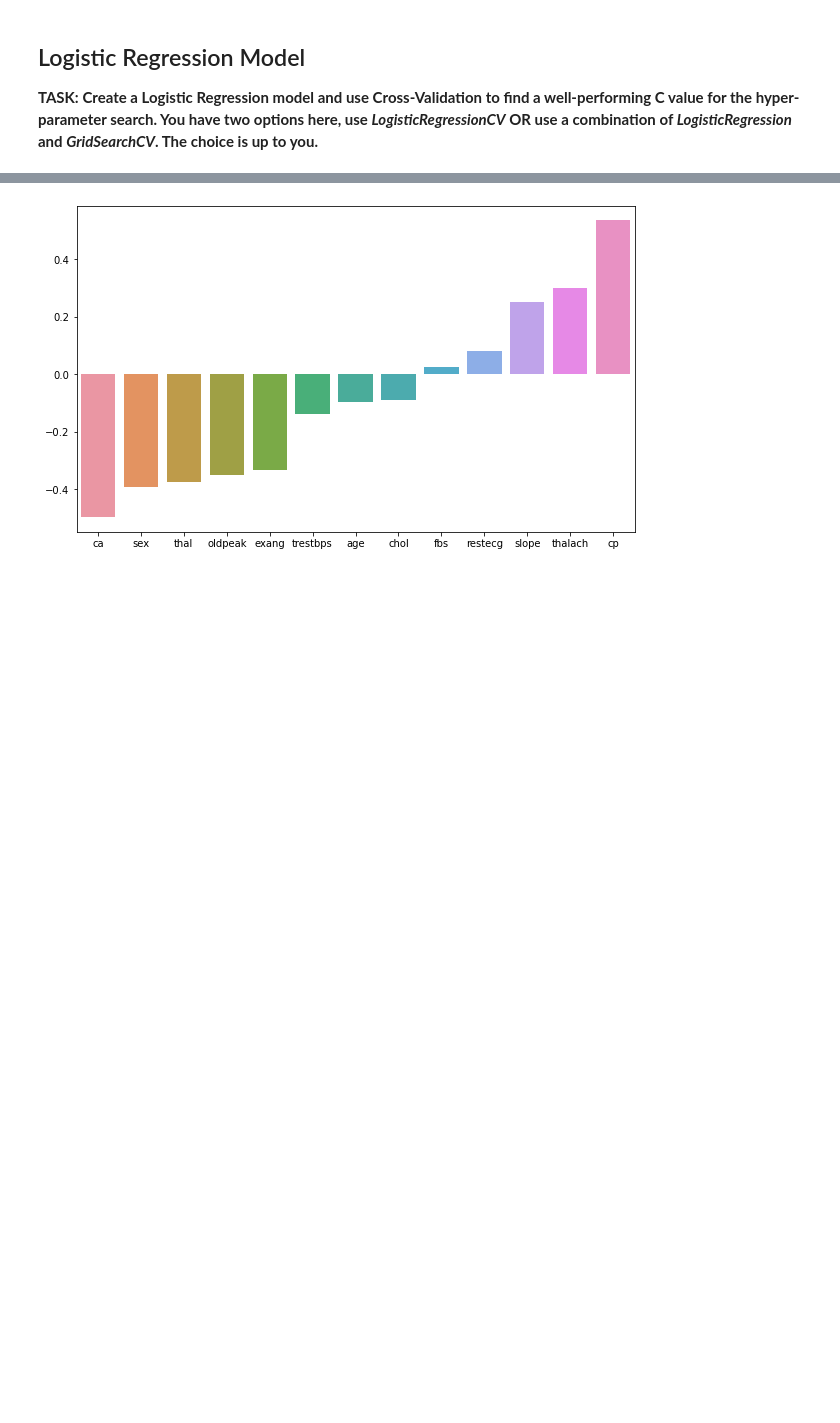
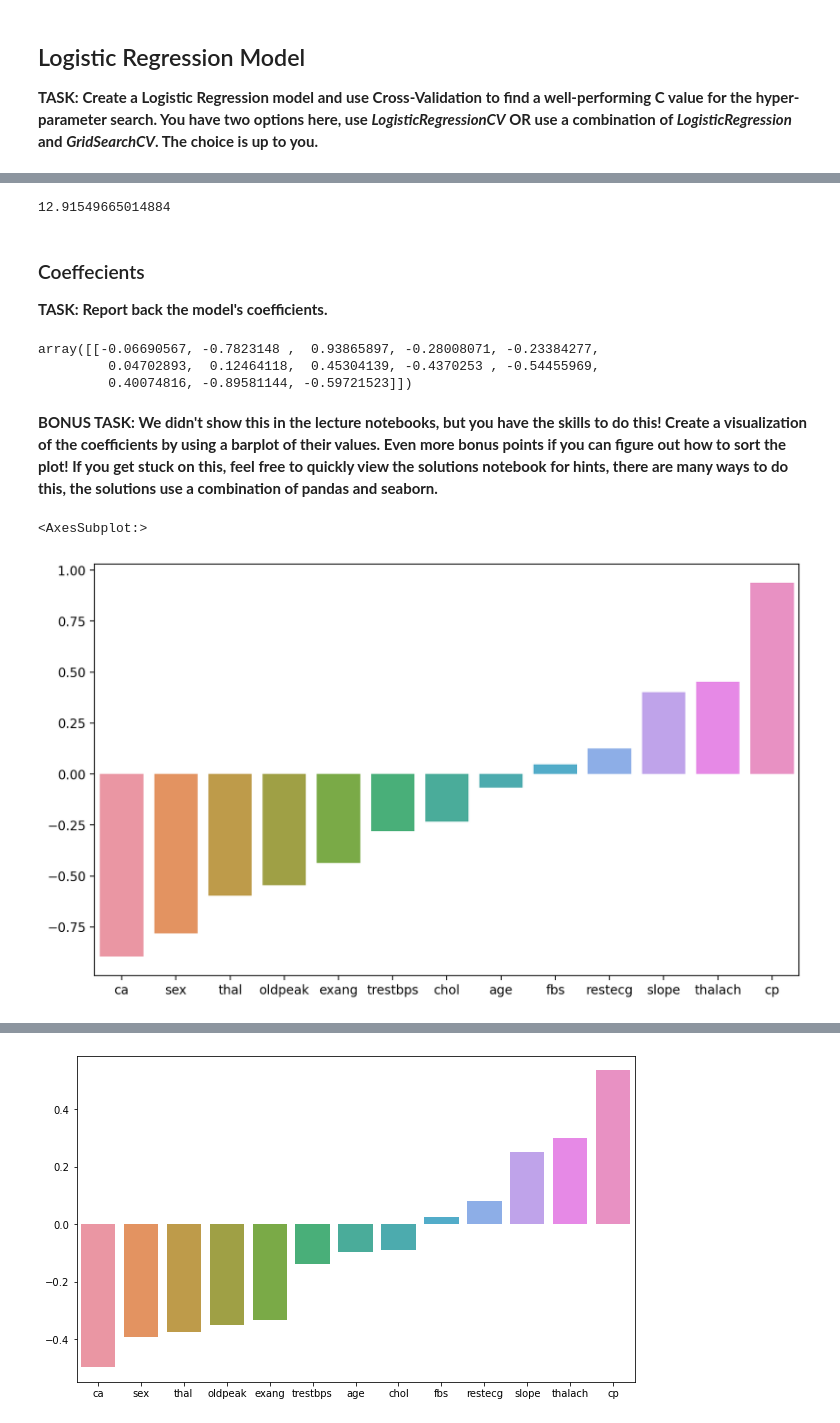
Before and after one commit to alpha-nero1/2021-Python-for-Machine-Learning-Data-Science-Masterclass, a Jupyter notebook: 11-Logistic-Regression-Models/02-Logistic-Regression-Project-Exercise .ipynb, the cells around one changed output, grey strips where cells are left out. Saved outputs shown, nothing was run; the diff lists cells and outputs as text; code cells hidden in the pictures; blank space fills up the shorter version.

```diff
--- a/11-Logistic-Regression-Models/02-Logistic-Regression-Project-Exercise .ipynb
+++ b/11-Logistic-Regression-Models/02-Logistic-Regression-Project-Exercise .ipynb
@@ -172,0 +236,12 @@ memory usage: 33.3 KB
+# %%
+model = LogisticRegression()
+# %%
+penalty = ['l1', 'elasticnet', 'l2' ]
+l1_ratio = np.linspace(0, 1, 10)
+C = np.logspace(0, 10, 10)
+
+param_grid = { 'penalty': penalty, 'l1_ratio': l1_ratio, 'C': C }
+# %%
+grid_model = GridSearchCV(model, param_grid)
+# %%
+grid_model.fit(scaled_X_train, y_train)
@@ -173,2 +277,5 @@ memory usage: 33.3 KB
 # %%
 # CODE HERE
+grid_model.best_params_['C']
+# %% [output]
+12.91549665014884
@@ -177,2 +282,23 @@ memory usage: 33.3 KB
+# %% [markdown]
+### Coeffecients
+
+**TASK: Report back the model's coefficients.**
+# %%
+grid_model.best_estimator_.coef_
+# %% [output]
+array([[-0.06690567, -0.7823148 ,  0.93865897, -0.28008071, -0.23384277,
+         0.04702893,  0.12464118,  0.45304139, -0.4370253 , -0.54455969,
+         0.40074816, -0.89581144, -0.59721523]])
+# %% [markdown]
+**BONUS TASK: We didn't show this in the lecture notebooks, but you have the skills to do this! Create a visualization of the coefficients by using a barplot of their values. Even more bonus points if you can figure out how to sort the plot! If you get stuck on this, feel free to quickly view the solutions notebook for hints, there are many ways to do this, the solutions use a combination of pandas and seaborn.**
+# %%
+plt.figure(figsize=(10, 6), dpi=200)
+values = grid_model.best_estimator_.coef_[0]
+cols = X.columns
+coefsd = pd.Series(index=cols, data=values).sort_values()
+sns.barplot(x=coefsd.index, y=coefsd.values)
+# %% [output]
+<AxesSubplot:>
+[figure, added]
 # %%
 # %% [output]
```
Also changed, not shown: parts of 34 cells of this notebook, 3 other files.
